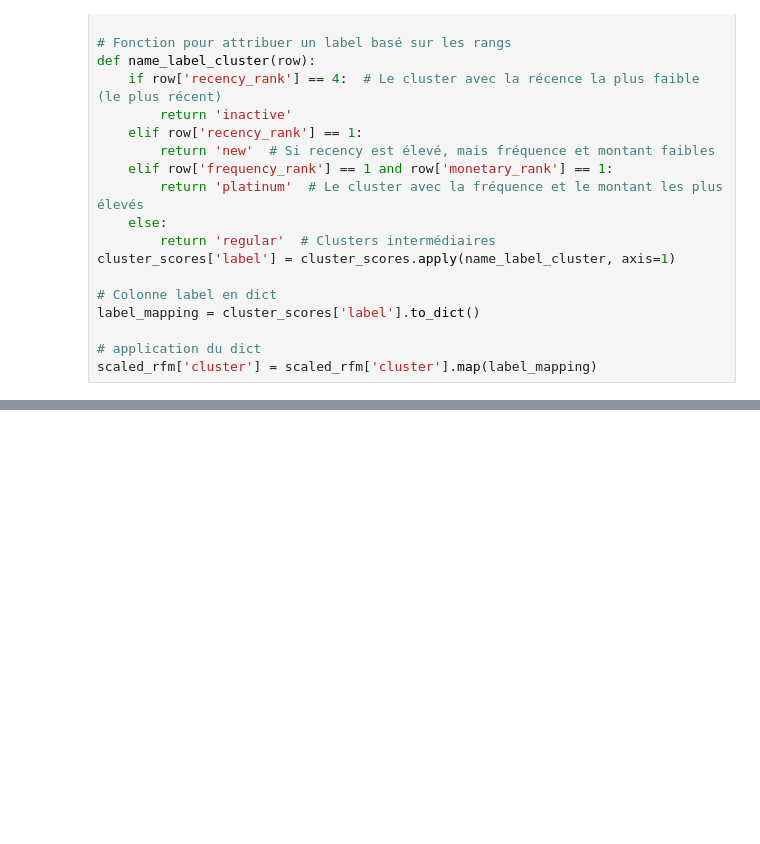
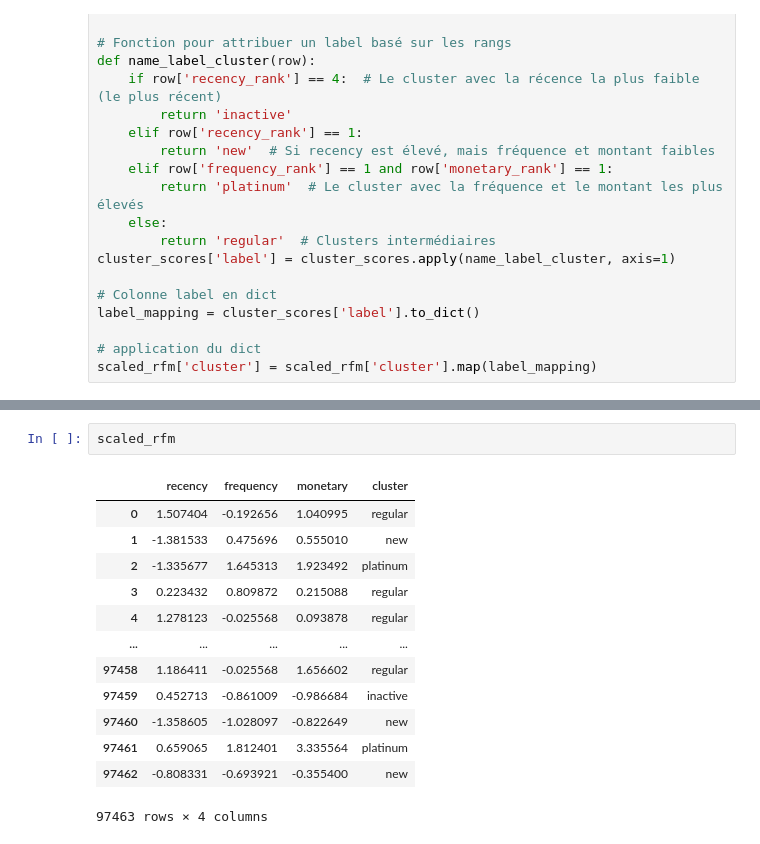
Before and after one commit to gregoiregobert/42work, a Jupyter notebook: Piscine_data_science/Day_02/ex05/Clustering.ipynb, the cells around one changed output, grey strips where cells are left out. Saved outputs shown, nothing was run; the diff lists cells and outputs as text; blank space fills up the shorter version.

```diff
--- a/Piscine_data_science/Day_02/ex05/Clustering.ipynb
+++ b/Piscine_data_science/Day_02/ex05/Clustering.ipynb
@@ -162,0 +164,16 @@ plt.show()
+# %%
+scaled_rfm
+# %% [output]
+|  | recency | frequency | monetary | cluster |
+| 0 | 1.507404 | -0.192656 | 1.040995 | regular |
+| 1 | -1.381533 | 0.475696 | 0.555010 | new |
+| 2 | -1.335677 | 1.645313 | 1.923492 | platinum |
+| 3 | 0.223432 | 0.809872 | 0.215088 | regular |
+| 4 | 1.278123 | -0.025568 | 0.093878 | regular |
+| ... | ... | ... | ... | ... |
+| 97458 | 1.186411 | -0.025568 | 1.656602 | regular |
+| 97459 | 0.452713 | -0.861009 | -0.986684 | inactive |
+| 97460 | -1.358605 | -1.028097 | -0.822649 | new |
+| 97461 | 0.659065 | 1.812401 | 3.335564 | platinum |
+| 97462 | -0.808331 | -0.693921 | -0.355400 | new |
+97463 rows × 4 columns
```
Also changed, not shown: parts of 3 cells of this notebook, 4 other files.
